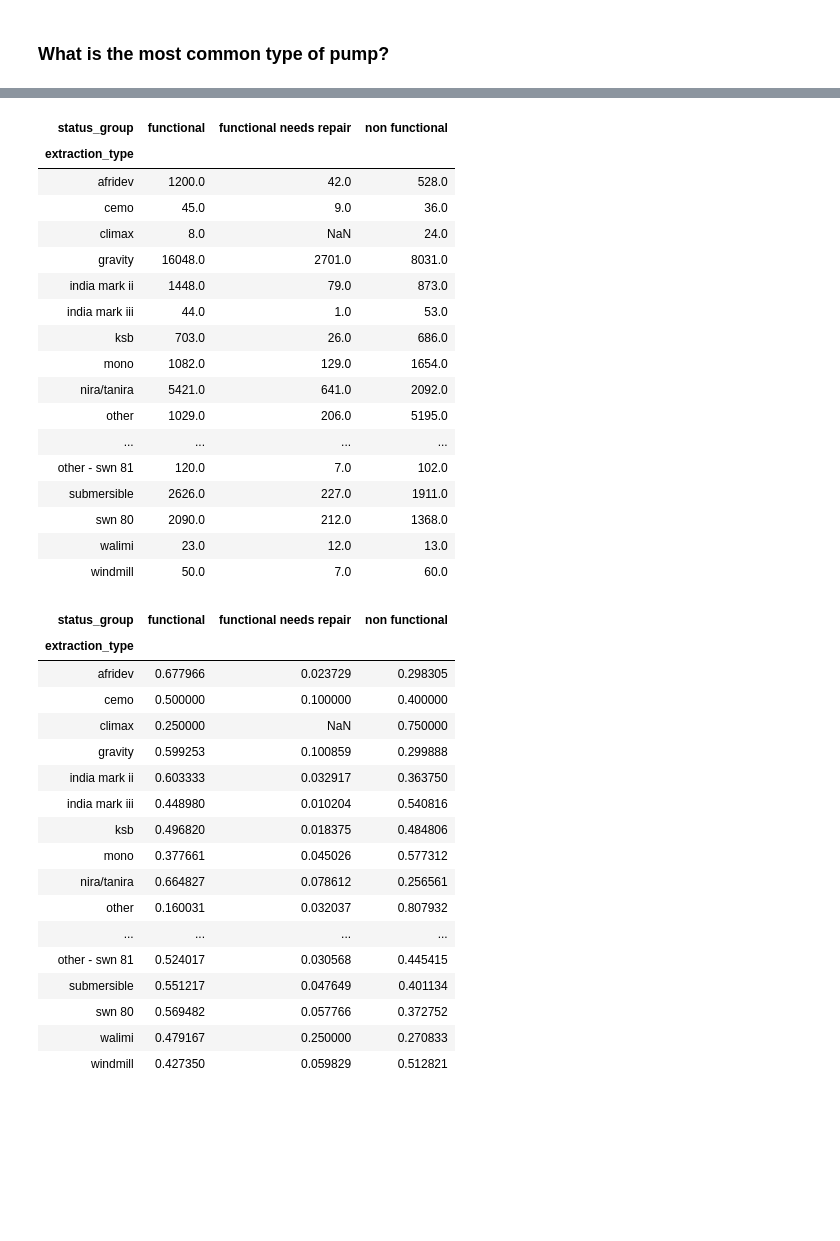
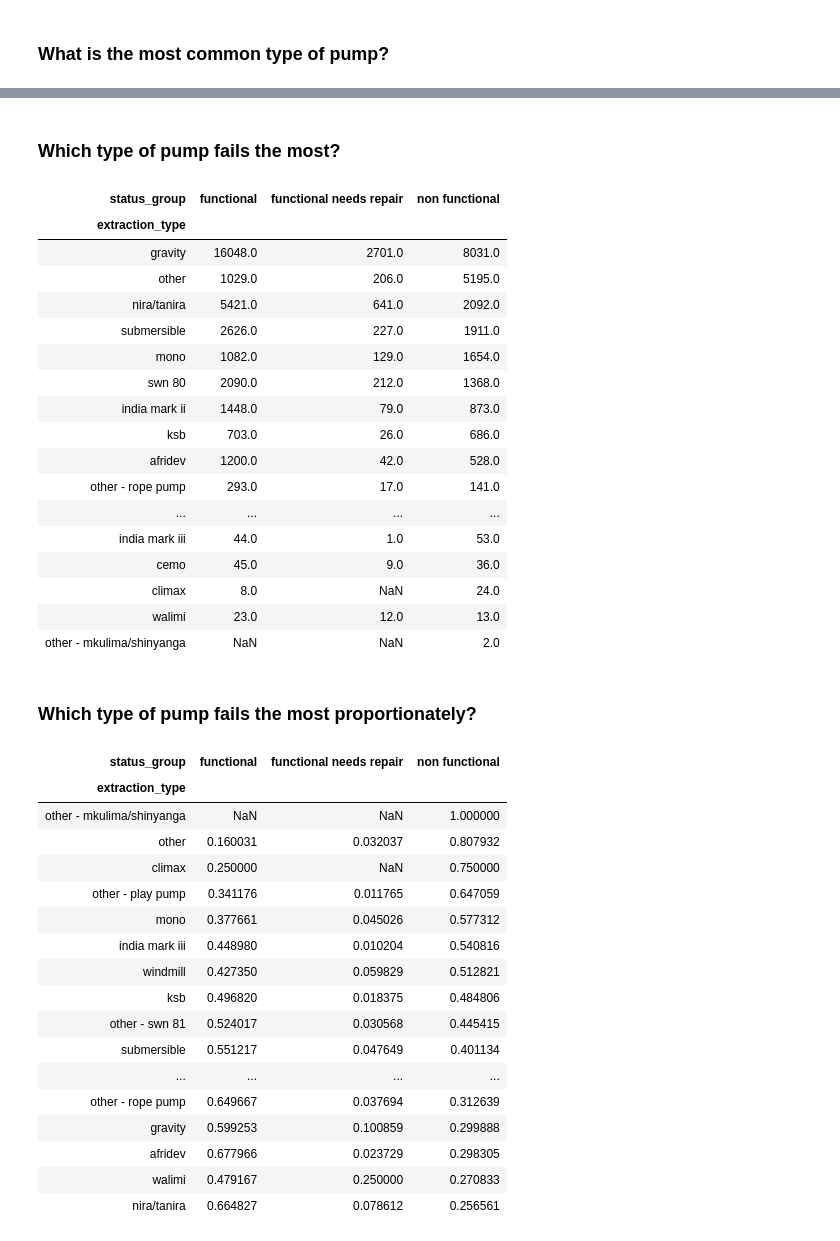
Before and after one commit to Kennfucius/water_pumps_tanzania, a Jupyter notebook: Tanzania Water Pumps - EDA Part 2.ipynb, the cells around one changed output, grey strips where cells are left out. Cells and saved outputs as stored; diff of their text form; code cells hidden in the pictures; blank space fills up the shorter version.

```diff
--- a/Tanzania Water Pumps - EDA Part 2.ipynb
+++ b/Tanzania Water Pumps - EDA Part 2.ipynb
@@ -135,46 +157,50 @@ full_data.head()
+# %% [markdown]
+### Which type of pump fails the most?
 # %%
 status_by_pump = full_data[['extraction_type', 'date_recorded', 'status_group']].groupby(['extraction_type', 'status_group']).count()
-status_by_pump = status_by_pump.unstack(-1).droplevel(0, axis=1)
+status_by_pump = status_by_pump.unstack(-1).droplevel(0, axis=1).sort_values('non functional', ascending=False)
 status_by_pump
 # %% [output]
 | status_group | functional | functional needs repair | non functional |
 | extraction_type |  |  |  |
+| gravity | 16048.0 | 2701.0 | 8031.0 |
+| other | 1029.0 | 206.0 | 5195.0 |
+| nira/tanira | 5421.0 | 641.0 | 2092.0 |
+| submersible | 2626.0 | 227.0 | 1911.0 |
+| mono | 1082.0 | 129.0 | 1654.0 |
+| swn 80 | 2090.0 | 212.0 | 1368.0 |
+| india mark ii | 1448.0 | 79.0 | 873.0 |
+| ksb | 703.0 | 26.0 | 686.0 |
 | afridev | 1200.0 | 42.0 | 528.0 |
+| other - rope pump | 293.0 | 17.0 | 141.0 |
+| ... | ... | ... | ... |
+| india mark iii | 44.0 | 1.0 | 53.0 |
 | cemo | 45.0 | 9.0 | 36.0 |
 | climax | 8.0 | NaN | 24.0 |
-| gravity | 16048.0 | 2701.0 | 8031.0 |
-| india mark ii | 1448.0 | 79.0 | 873.0 |
-| india mark iii | 44.0 | 1.0 | 53.0 |
-| ksb | 703.0 | 26.0 | 686.0 |
-| mono | 1082.0 | 129.0 | 1654.0 |
-| nira/tanira | 5421.0 | 641.0 | 2092.0 |
-| other | 1029.0 | 206.0 | 5195.0 |
-| ... | ... | ... | ... |
-| other - swn 81 | 120.0 | 7.0 | 102.0 |
-| submersible | 2626.0 | 227.0 | 1911.0 |
-| swn 80 | 2090.0 | 212.0 | 1368.0 |
 | walimi | 23.0 | 12.0 | 13.0 |
-| windmill | 50.0 | 7.0 | 60.0 |
+| other - mkulima/shinyanga | NaN | NaN | 2.0 |
+# %% [markdown]
+### Which type of pump fails the most proportionately?
 # %%
 #status_by_pump_proportion =
-status_by_pump_proportion = status_by_pump.divide(status_by_pump.sum(axis=1), axis=0)
+status_by_pump_proportion = status_by_pump.divide(status_by_pump.sum(axis=1), axis=0).sort_values('non functional', ascending=False)
 status_by_pump_proportion
 # %% [output]
 | status_group | functional | functional needs repair | non functional |
 | extraction_type |  |  |  |
-| afridev | 0.677966 | 0.023729 | 0.298305 |
-| cemo | 0.500000 | 0.100000 | 0.400000 |
+| other - mkulima/shinyanga | NaN | NaN | 1.000000 |
+| other | 0.160031 | 0.032037 | 0.807932 |
 | climax | 0.250000 | NaN | 0.750000 |
-| gravity | 0.599253 | 0.100859 | 0.299888 |
-| india mark ii | 0.603333 | 0.032917 | 0.363750 |
+| other - play pump | 0.341176 | 0.011765 | 0.647059 |
+| mono | 0.377661 | 0.045026 | 0.577312 |
 | india mark iii | 0.448980 | 0.010204 | 0.540816 |
+| windmill | 0.427350 | 0.059829 | 0.512821 |
 | ksb | 0.496820 | 0.018375 | 0.484806 |
-| mono | 0.377661 | 0.045026 | 0.577312 |
-| nira/tanira | 0.664827 | 0.078612 | 0.256561 |
-| other | 0.160031 | 0.032037 | 0.807932 |
-| ... | ... | ... | ... |
 | other - swn 81 | 0.524017 | 0.030568 | 0.445415 |
 | submersible | 0.551217 | 0.047649 | 0.401134 |
-| swn 80 | 0.569482 | 0.057766 | 0.372752 |
+| ... | ... | ... | ... |
+| other - rope pump | 0.649667 | 0.037694 | 0.312639 |
+| gravity | 0.599253 | 0.100859 | 0.299888 |
+| afridev | 0.677966 | 0.023729 | 0.298305 |
 | walimi | 0.479167 | 0.250000 | 0.270833 |
-| windmill | 0.427350 | 0.059829 | 0.512821 |
+| nira/tanira | 0.664827 | 0.078612 | 0.256561 |
```
Also changed, not shown: parts of 7 cells of this notebook.
